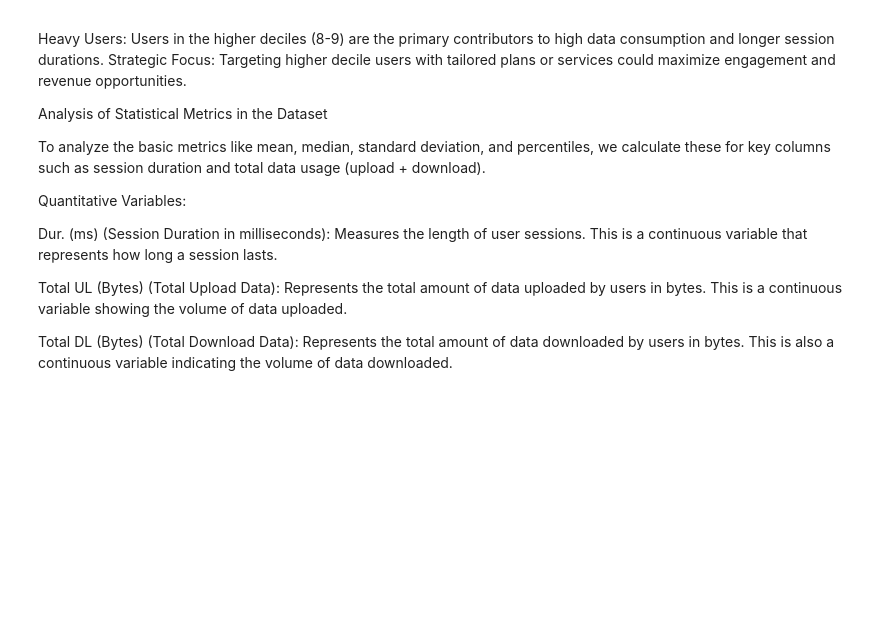
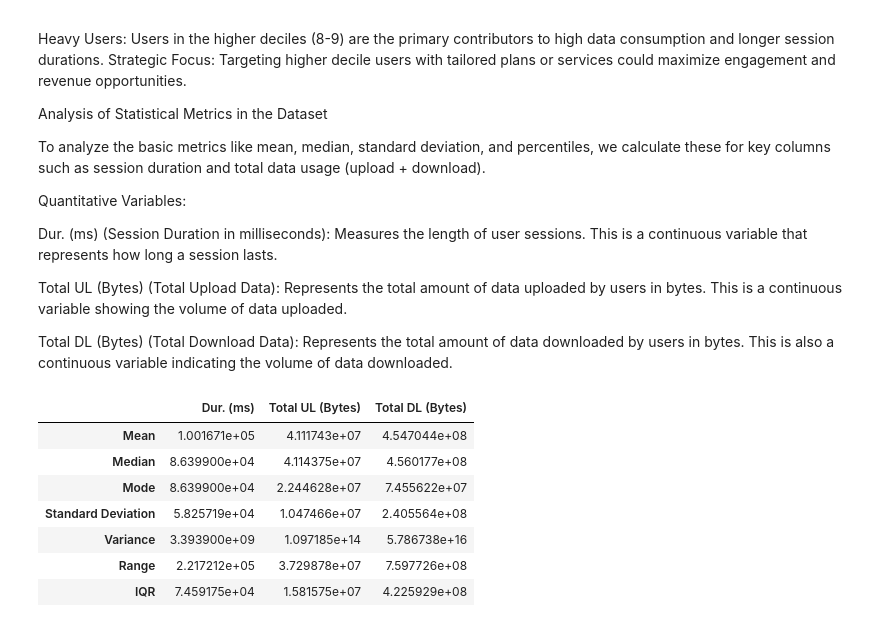
Before and after one commit to ab3lT/10-Academy-Week-2, a Jupyter notebook: notebook/user_analysis.ipynb, the cells around one changed output. Cells and saved outputs as stored; diff of their text form; code cells hidden in the pictures; blank space fills up the shorter version.

Commit message:
dispersion metrics

```diff
--- a/notebook/user_analysis.ipynb
+++ b/notebook/user_analysis.ipynb
@@ -388,3 +388,16 @@ Total DL (Bytes) (Total Download Data): Represents the total amount of data down
 
 from eda import EDA
 eda = EDA(df_cleaned)
+# %%
+# Basic Statistic and despersion metrics
+quantitative_vars = ['Dur. (ms)', 'Total UL (Bytes)', 'Total DL (Bytes)']
+eda.compute_basic_metrics(quantitative_vars)
+# %% [output]
+|  | Dur. (ms) | Total UL (Bytes) | Total DL (Bytes) |
+| Mean | 1.001671e+05 | 4.111743e+07 | 4.547044e+08 |
+| Median | 8.639900e+04 | 4.114375e+07 | 4.560177e+08 |
+| Mode | 8.639900e+04 | 2.244628e+07 | 7.455622e+07 |
+| Standard Deviation | 5.825719e+04 | 1.047466e+07 | 2.405564e+08 |
+| Variance | 3.393900e+09 | 1.097185e+14 | 5.786738e+16 |
+| Range | 2.217212e+05 | 3.729878e+07 | 7.597726e+08 |
+| IQR | 7.459175e+04 | 1.581575e+07 | 4.225929e+08 |
```
